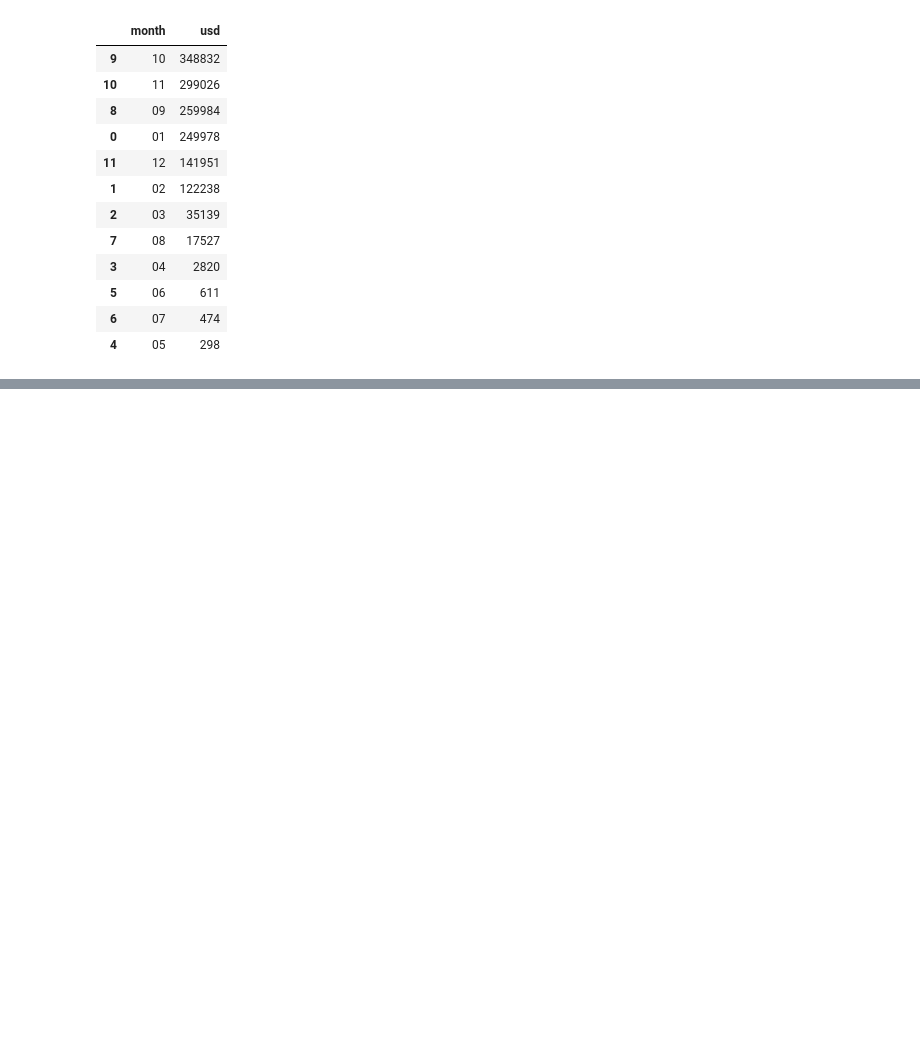
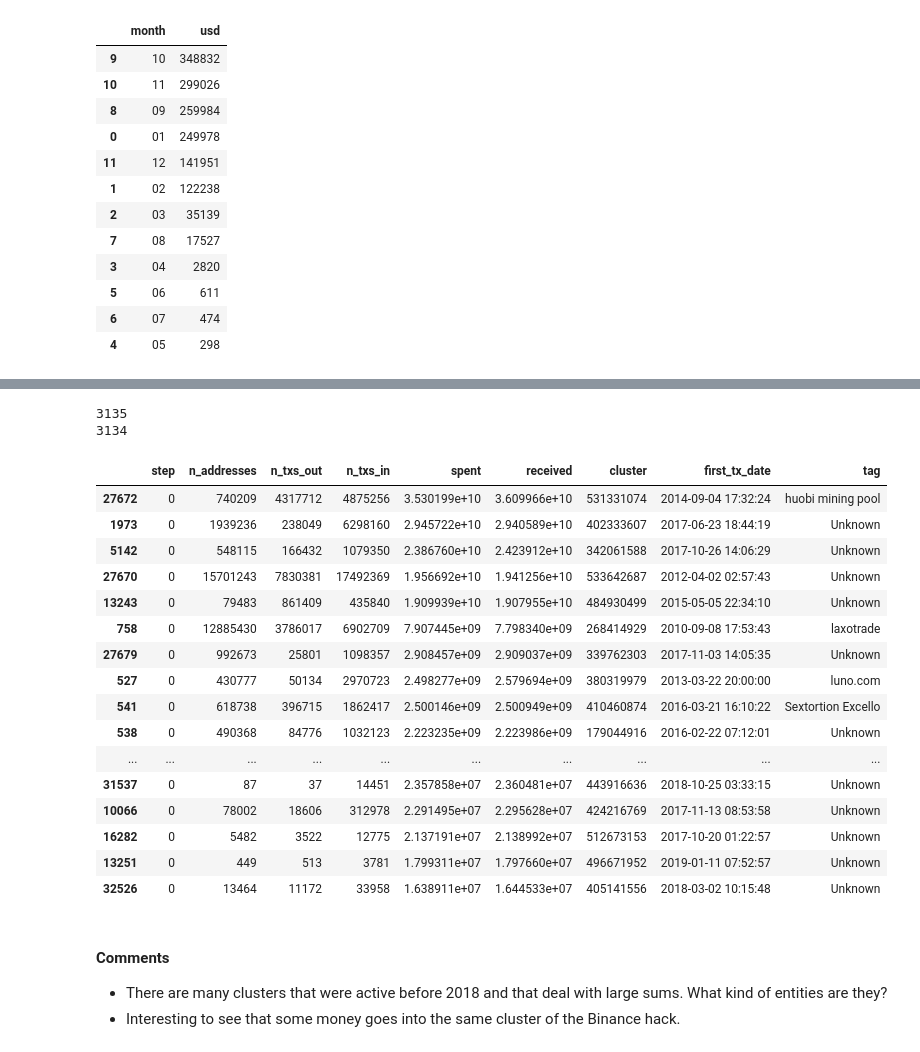
Before and after one commit to MatteoRomiti/Sextortion_Spam_Bitcoin, a Jupyter notebook: src/analysis.ipynb, the cells around one changed output, grey strips where cells are left out. Drawn from its saved outputs; the diff is of its cells as text; code cells hidden in the pictures; blank space fills up the shorter version.

Commit message:
add code and comments

```diff
--- a/src/analysis.ipynb
+++ b/src/analysis.ipynb
@@ -336,0 +524,56 @@ payments_df.groupby('month').sum().reset_index()[['month', 'usd']].sort_values('
+# %%
+# for each node in each flow, get cluster's info
+coin = 'usd'
+clusters_in_flows_list = []
+print(len(os.listdir(base_path)))
+for f, flow_path in enumerate(list(os.listdir(base_path))):
+    print(f, end='\r')
+    flow = read_json(base_path + flow_path)
+    for s in range(len(flow)):
+        for act in flow[s]:
+            a, c, t = act.split('_')
+            info = get_cluster_info(c)
+            if 'noAddresses' in info:
+                l = [s, info['noAddresses'], info['noOutgoingTxs'], info['noIncomingTxs'], info['totalSpent'][coin], info['totalReceived'][coin], info['firstTx']['timestamp'], c, flow_path]
+                clusters_in_flows_list.append(l)
+clusters_in_flows_df = pd.DataFrame(clusters_in_flows_list, columns=['step','n_addresses', 'n_txs_out','n_txs_in', 'spent', 'received', 'first_tx', 'cluster', 'flow_path'])
+# %% [output]
+3135
+3134
+# %%
+clusters_in_flows_df['first_tx_date'] = clusters_in_flows_df.apply(lambda x: ts2date(x['first_tx']), axis=1)
+# %%
+clusters_in_selected_flows_df = clusters_in_flows_df.loc[clusters_in_flows_df.flow_path.isin(meaningful_paths_list[1])]
+# %%
+# clusters_in_flows_df.sort_values(['step', 'received'], ascending=[True, False]).drop(['first_tx'], axis=1).drop_duplicates()
+selected_clusters_in_selected_flows_df = clusters_in_selected_flows_df.sort_values(['step', 'received'], ascending=[True, False])\
+.drop(['first_tx'], axis=1)\
+.drop(['flow_path'], axis=1)\
+.drop_duplicates()\
+.head(100)
+# %%
+selected_clusters_in_selected_flows_df['tag'] = selected_clusters_in_selected_flows_df.apply(lambda x: get_cluster_tag(x[6]), axis=1)
+# %%
+selected_clusters_in_selected_flows_df.head(50)
+# %% [output]
+|  | step | n_addresses | n_txs_out | n_txs_in | spent | received | cluster | first_tx_date | tag |
+| 27672 | 0 | 740209 | 4317712 | 4875256 | 3.530199e+10 | 3.609966e+10 | 531331074 | 2014-09-04 17:32:24 | huobi mining pool |
+| 1973 | 0 | 1939236 | 238049 | 6298160 | 2.945722e+10 | 2.940589e+10 | 402333607 | 2017-06-23 18:44:19 | Unknown |
+| 5142 | 0 | 548115 | 166432 | 1079350 | 2.386760e+10 | 2.423912e+10 | 342061588 | 2017-10-26 14:06:29 | Unknown |
+| 27670 | 0 | 15701243 | 7830381 | 17492369 | 1.956692e+10 | 1.941256e+10 | 533642687 | 2012-04-02 02:57:43 | Unknown |
+| 13243 | 0 | 79483 | 861409 | 435840 | 1.909939e+10 | 1.907955e+10 | 484930499 | 2015-05-05 22:34:10 | Unknown |
+| 758 | 0 | 12885430 | 3786017 | 6902709 | 7.907445e+09 | 7.798340e+09 | 268414929 | 2010-09-08 17:53:43 | laxotrade |
+| 27679 | 0 | 992673 | 25801 | 1098357 | 2.908457e+09 | 2.909037e+09 | 339762303 | 2017-11-03 14:05:35 | Unknown |
+| 527 | 0 | 430777 | 50134 | 2970723 | 2.498277e+09 | 2.579694e+09 | 380319979 | 2013-03-22 20:00:00 | luno.com |
+| 541 | 0 | 618738 | 396715 | 1862417 | 2.500146e+09 | 2.500949e+09 | 410460874 | 2016-03-21 16:10:22 | Sextortion Excello |
+| 538 | 0 | 490368 | 84776 | 1032123 | 2.223235e+09 | 2.223986e+09 | 179044916 | 2016-02-22 07:12:01 | Unknown |
+| ... | ... | ... | ... | ... | ... | ... | ... | ... | ... |
+| 31537 | 0 | 87 | 37 | 14451 | 2.357858e+07 | 2.360481e+07 | 443916636 | 2018-10-25 03:33:15 | Unknown |
+| 10066 | 0 | 78002 | 18606 | 312978 | 2.291495e+07 | 2.295628e+07 | 424216769 | 2017-11-13 08:53:58 | Unknown |
+| 16282 | 0 | 5482 | 3522 | 12775 | 2.137191e+07 | 2.138992e+07 | 512673153 | 2017-10-20 01:22:57 | Unknown |
+| 13251 | 0 | 449 | 513 | 3781 | 1.799311e+07 | 1.797660e+07 | 496671952 | 2019-01-11 07:52:57 | Unknown |
+| 32526 | 0 | 13464 | 11172 | 33958 | 1.638911e+07 | 1.644533e+07 | 405141556 | 2018-03-02 10:15:48 | Unknown |
+# %% [markdown]
+#### Comments
+- There are many clusters that were active before 2018 and that deal with large sums. What kind of entities are they?
+- Interesting to see that some money goes into the same cluster of the Binance hack.
```
Also changed, not shown: parts of 25 cells of this notebook, 3 other files.
